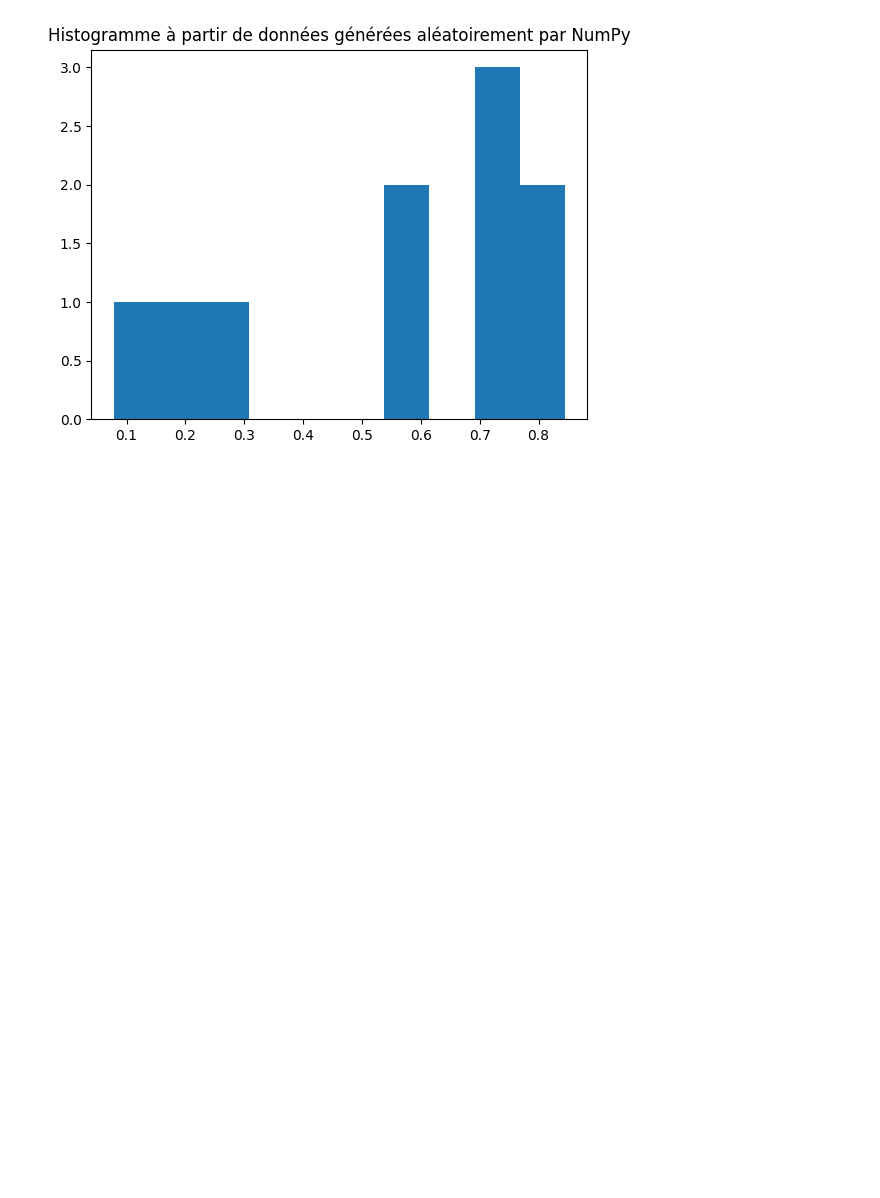
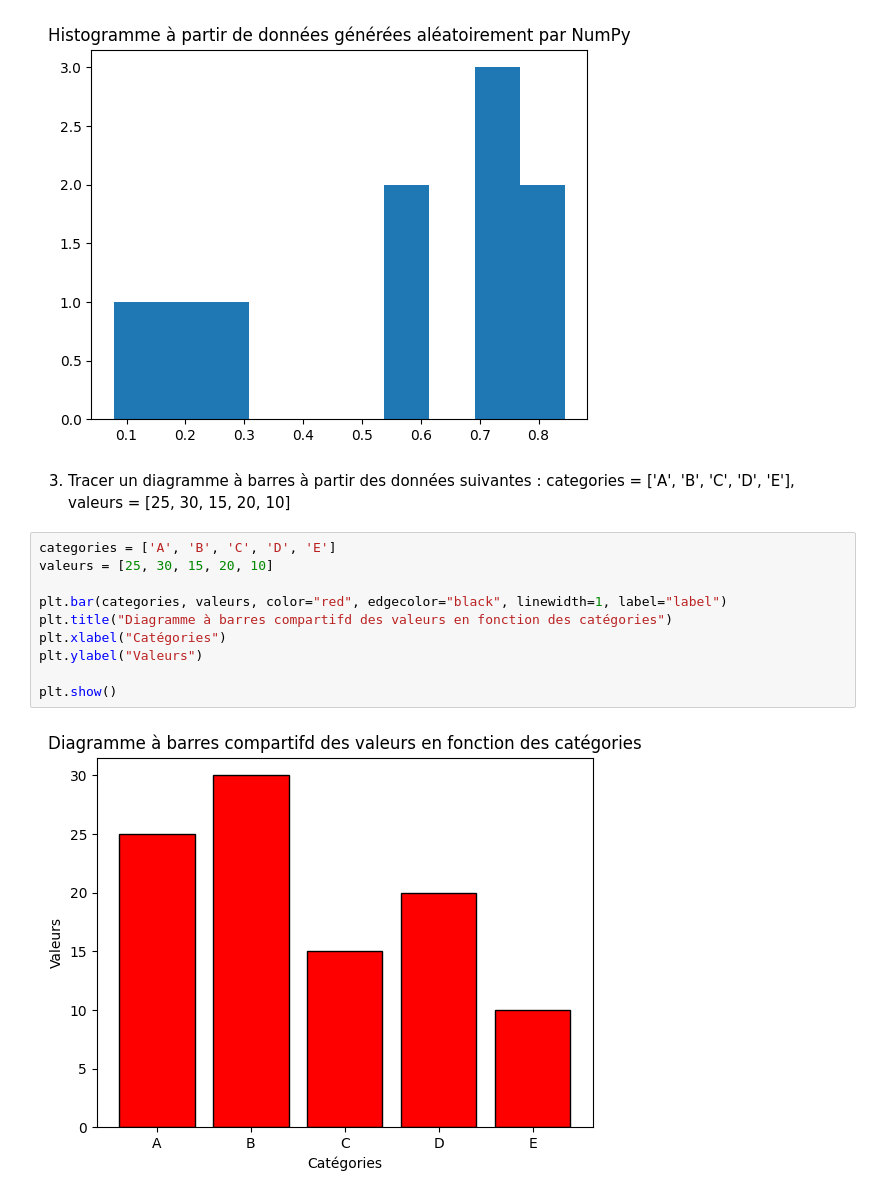
Before and after one commit to timdazayous/InitiationPython, a Jupyter notebook: exercices.ipynb, the cells around one changed output. Cells and saved outputs as stored; diff of their text form; blank space fills up the shorter version.

```diff
--- a/exercices.ipynb
+++ b/exercices.ipynb
@@ -161,3 +161,18 @@ plt.hist(tab_données_aléatoires)
         0.84453711]),
  <BarContainer object of 10 artists>)
 [figure]
+# %% [markdown]
+3. Tracer un diagramme à barres à partir des données suivantes :
+categories = ['A', 'B', 'C', 'D', 'E'], valeurs = [25, 30, 15, 20, 10]
+# %%
+categories = ['A', 'B', 'C', 'D', 'E']
+valeurs = [25, 30, 15, 20, 10]
+
+plt.bar(categories, valeurs, color="red", edgecolor="black", linewidth=1, label="label")
+plt.title("Diagramme à barres compartifd des valeurs en fonction des catégories")
+plt.xlabel("Catégories")
+plt.ylabel("Valeurs")
+
+plt.show()
+# %% [output]
+[figure, added]
```
Also changed, not shown: parts of 2 cells of this notebook.
